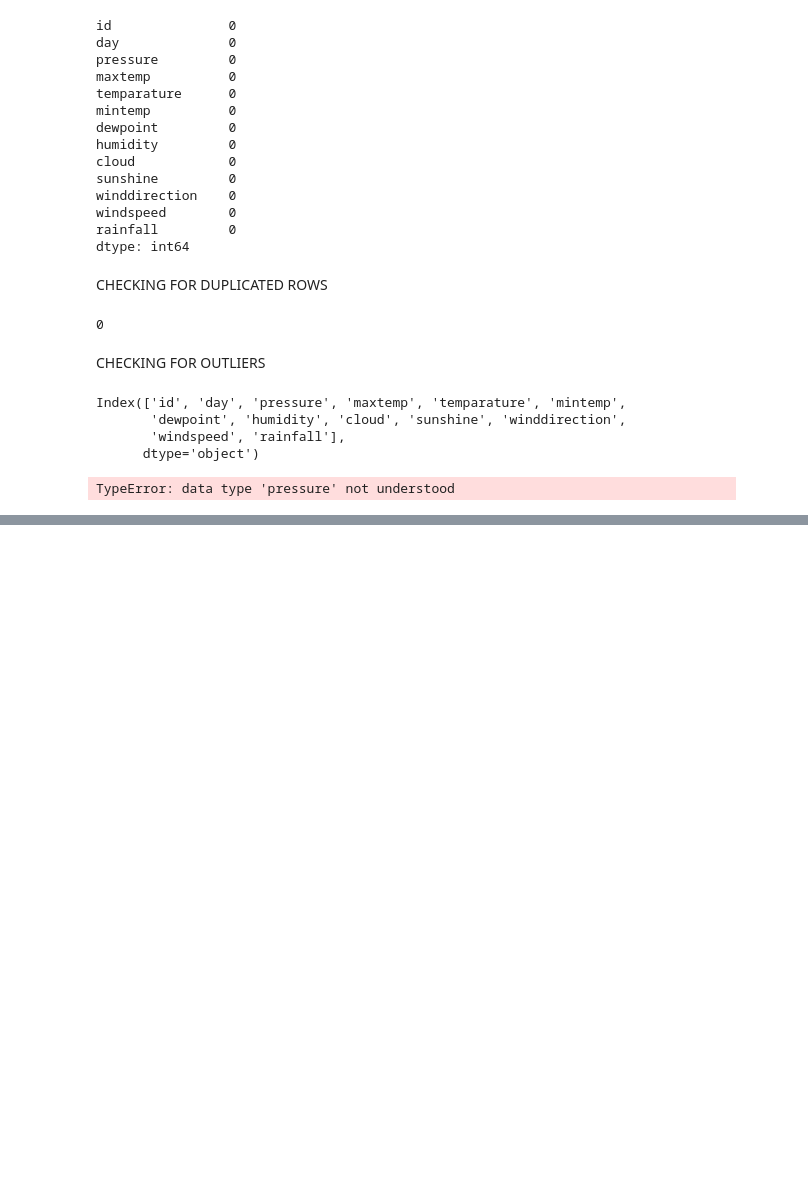
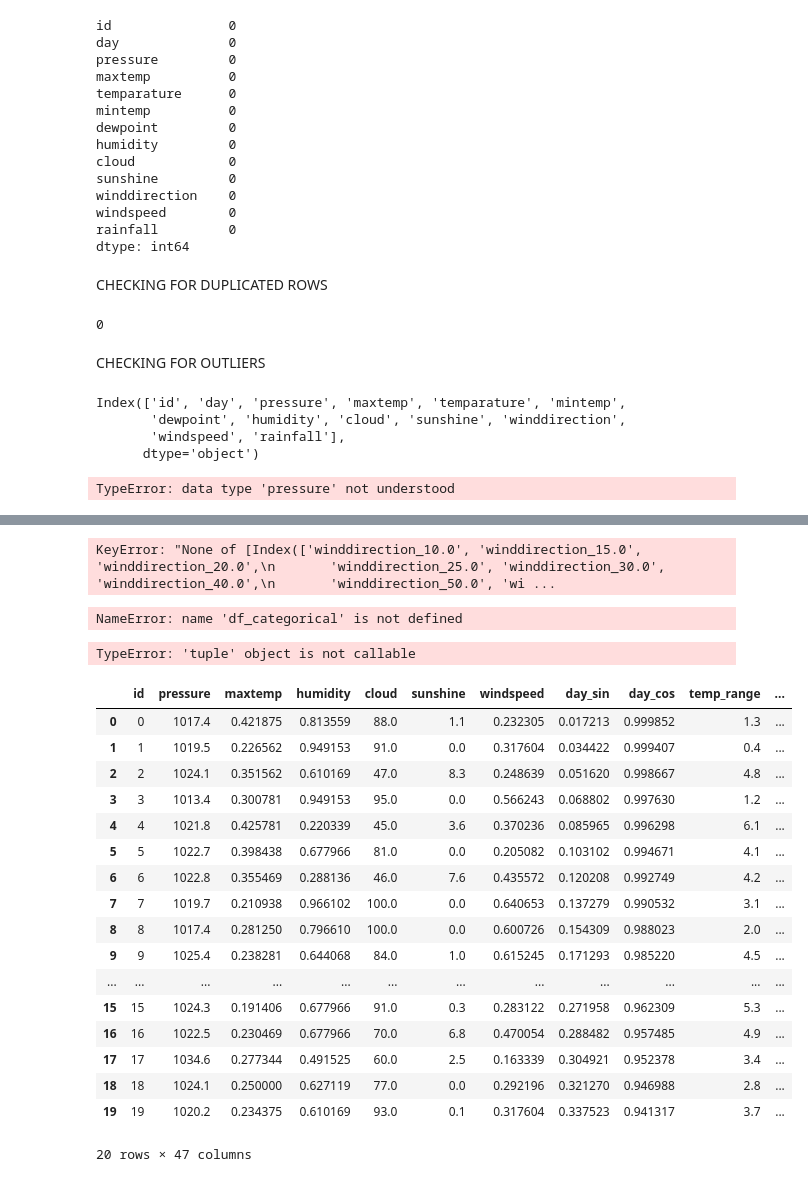
Before and after one commit to Seryabiz/PHASE_5_CAPSTONE_PROJECT, a Jupyter notebook: Notebooks/Angela.ipynb, the cells around one changed output, grey strips where cells are left out. Cells and saved outputs as stored; diff of their text form; code cells hidden in the pictures; blank space fills up the shorter version.

```diff
--- a/Notebooks/Angela.ipynb
+++ b/Notebooks/Angela.ipynb
@@ -140,0 +163,73 @@ TypeError: data type 'pressure' not understood
+# %%
+import pandas as pd
+import numpy as np
+import joblib
+import optuna
+import matplotlib.pyplot as plt
+import seaborn as sns
+from sklearn.model_selection import train_test_split, cross_val_score
+from xgboost import XGBClassifier
+from lightgbm import LGBMClassifier
+from sklearn.ensemble import RandomForestClassifier
+from sklearn.linear_model import LogisticRegression
+from sklearn.metrics import accuracy_score, roc_auc_score, classification_report, f1_score
+from sklearn.ensemble import StackingClassifier
+from sklearn.feature_selection import RFE, SelectFromModel
+from sklearn.preprocessing import PolynomialFeatures
+from sklearn.pipeline import Pipeline
+from imblearn.over_sampling import SMOTE
+
+# Load the refined dataset
+df_cleaned_train = pd.read_csv('../Data/cleaned_train.csv')
+
+# Select categorical columns to encode
+#categorical_cols = df_cleaned_train["winddirection_10.0","winddirection_15.0","winddirection_20.0","winddirection_25.0","winddirection_30.0","winddirection_40.0","winddirection_50.0","winddirection_60.0,""winddirection_65.0","winddirection_70.0","winddirection_75.0","winddirection_80.0","winddirection_90.0","winddirection_100.0","winddirection_110.0","winddirection_120.0","winddirection_130.0","winddirection_140.0","winddirection_150.0","winddirection_160.0","winddirection_170.0","winddirection_180.0","winddirection_190.0","winddirection_200.0","winddirection_210.0","winddirection_220.0","winddirection_230.0","winddirection_240.0","winddirection_250.0","winddirection_250.3","winddirection_260.0","winddirection_270.0","winddirection_280.0","winddirection_290.0","winddirection_300.0"]
+
+# One-hot encode the selected columns
+#df_categorical = pd.get_dummies(categorical_cols, drop_first=True)
+df_categorical = pd.get_dummies(df_cleaned_train,columns = ["winddirection_10.0","winddirection_15.0","winddirection_20.0","winddirection_25.0","winddirection_30.0","winddirection_40.0","winddirection_50.0","winddirection_60.0,""winddirection_65.0","winddirection_70.0","winddirection_75.0","winddirection_80.0","winddirection_90.0","winddirection_100.0","winddirection_110.0","winddirection_120.0","winddirection_130.0","winddirection_140.0","winddirection_150.0","winddirection_160.0","winddirection_170.0","winddirection_180.0","winddirection_190.0","winddirection_200.0","winddirection_210.0","winddirection_220.0","winddirection_230.0","winddirection_240.0","winddirection_250.0","winddirection_250.3","winddirection_260.0","winddirection_270.0","winddirection_280.0","winddirection_290.0","winddirection_300.0"], drop_first=True,dtype=int)
+
+# Drop the original categorical columns from df_cleaned_train
+#df_numeric = df_cleaned_train.drop(columns=categorical_cols)
+
+# Merge encoded categorical features back
+#df_encoded = pd.concat([df_numeric, df_categorical], axis=1)
+
+
+# Define features and target variable
+X = df_categorical.drop(columns=['rainfall']) # Exclude target variable
+y = df_categorical['rainfall'] # Define target variable
+
+# Verify that NaN values are handled
+print("\nNaN values after handling:\n", X.isnull().sum())
+# %% [output]
+KeyError: "None of [Index(['winddirection_10.0', 'winddirection_15.0', 'winddirection_20.0',\n       'winddirection_25.0', 'winddirection_30.0', 'winddirection_40.0',\n       'winddirection_50.0', 'wi ...
+# %%
+df_categorical.head()
+# %% [output]
+NameError: name 'df_categorical' is not defined
+# %%
+X.shape()
+# %% [output]
+TypeError: 'tuple' object is not callable
+# %%
+X.head(20)
+# %% [output]
+|  | id | pressure | maxtemp | humidity | cloud | sunshine | windspeed | day_sin | day_cos | temp_range | ... |
+| 0 | 0 | 1017.4 | 0.421875 | 0.813559 | 88.0 | 1.1 | 0.232305 | 0.017213 | 0.999852 | 1.3 | ... |
+| 1 | 1 | 1019.5 | 0.226562 | 0.949153 | 91.0 | 0.0 | 0.317604 | 0.034422 | 0.999407 | 0.4 | ... |
+| 2 | 2 | 1024.1 | 0.351562 | 0.610169 | 47.0 | 8.3 | 0.248639 | 0.051620 | 0.998667 | 4.8 | ... |
+| 3 | 3 | 1013.4 | 0.300781 | 0.949153 | 95.0 | 0.0 | 0.566243 | 0.068802 | 0.997630 | 1.2 | ... |
+| 4 | 4 | 1021.8 | 0.425781 | 0.220339 | 45.0 | 3.6 | 0.370236 | 0.085965 | 0.996298 | 6.1 | ... |
+| 5 | 5 | 1022.7 | 0.398438 | 0.677966 | 81.0 | 0.0 | 0.205082 | 0.103102 | 0.994671 | 4.1 | ... |
+| 6 | 6 | 1022.8 | 0.355469 | 0.288136 | 46.0 | 7.6 | 0.435572 | 0.120208 | 0.992749 | 4.2 | ... |
+| 7 | 7 | 1019.7 | 0.210938 | 0.966102 | 100.0 | 0.0 | 0.640653 | 0.137279 | 0.990532 | 3.1 | ... |
+| 8 | 8 | 1017.4 | 0.281250 | 0.796610 | 100.0 | 0.0 | 0.600726 | 0.154309 | 0.988023 | 2.0 | ... |
+| 9 | 9 | 1025.4 | 0.238281 | 0.644068 | 84.0 | 1.0 | 0.615245 | 0.171293 | 0.985220 | 4.5 | ... |
+| ... | ... | ... | ... | ... | ... | ... | ... | ... | ... | ... | ... |
+| 15 | 15 | 1024.3 | 0.191406 | 0.677966 | 91.0 | 0.3 | 0.283122 | 0.271958 | 0.962309 | 5.3 | ... |
+| 16 | 16 | 1022.5 | 0.230469 | 0.677966 | 70.0 | 6.8 | 0.470054 | 0.288482 | 0.957485 | 4.9 | ... |
+| 17 | 17 | 1034.6 | 0.277344 | 0.491525 | 60.0 | 2.5 | 0.163339 | 0.304921 | 0.952378 | 3.4 | ... |
+| 18 | 18 | 1024.1 | 0.250000 | 0.627119 | 77.0 | 0.0 | 0.292196 | 0.321270 | 0.946988 | 2.8 | ... |
+| 19 | 19 | 1020.2 | 0.234375 | 0.610169 | 93.0 | 0.1 | 0.317604 | 0.337523 | 0.941317 | 3.7 | ... |
+20 rows × 47 columns
```
Also changed, not shown: parts of 2 cells of this notebook, 1 other file.
